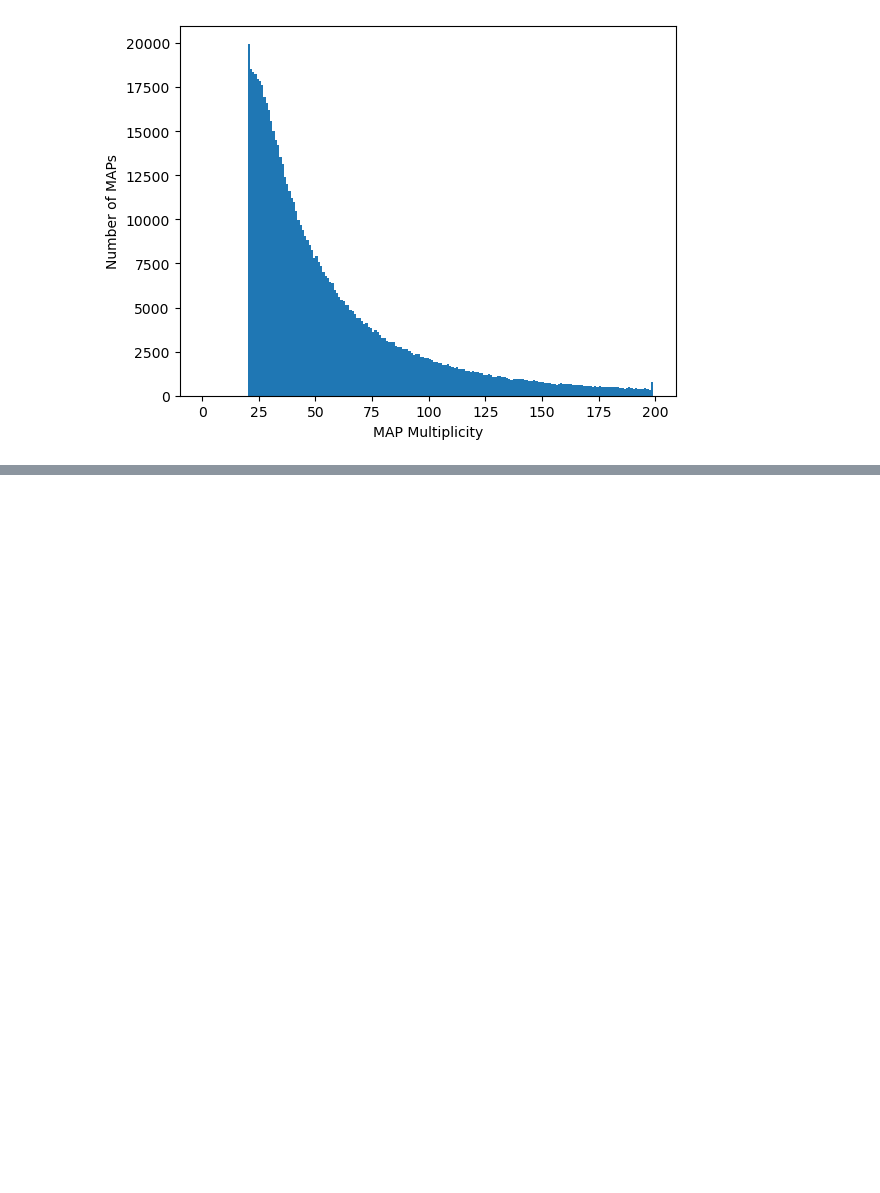
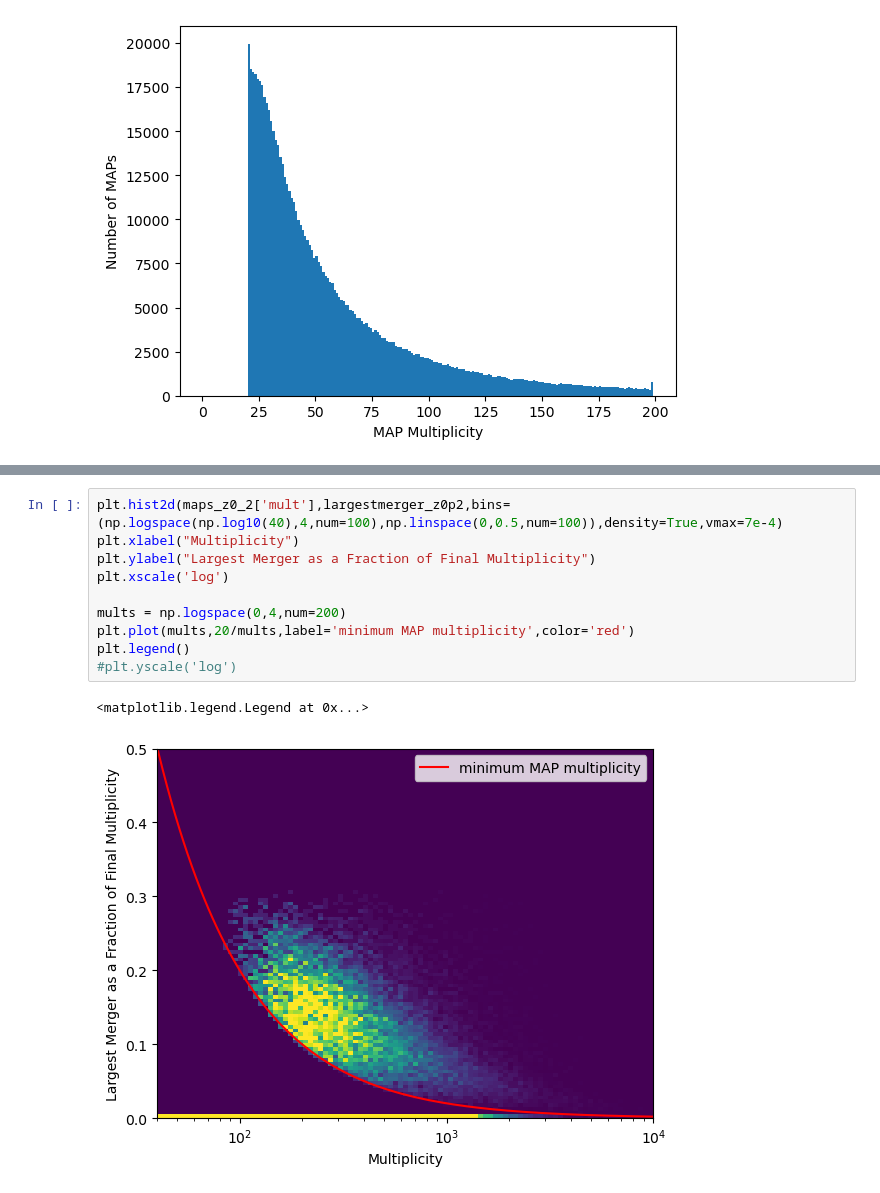
Before and after one commit to catherine-miller/bgsmaps, a Jupyter notebook: mapclustering.ipynb, the cells around one changed output, grey strips where cells are left out. Drawn from its saved outputs; the diff is of its cells as text; blank space fills up the shorter version.

```diff
--- a/mapclustering.ipynb
+++ b/mapclustering.ipynb
@@ -93,0 +210,13 @@ Text(0, 0.5, 'Number of MAPs')
+# %%
+plt.hist2d(maps_z0_2['mult'],largestmerger_z0p2,bins=(np.logspace(np.log10(40),4,num=100),np.linspace(0,0.5,num=100)),density=True,vmax=7e-4)
+plt.xlabel("Multiplicity")
+plt.ylabel("Largest Merger as a Fraction of Final Multiplicity")
+plt.xscale('log')
+
+mults = np.logspace(0,4,num=200)
+plt.plot(mults,20/mults,label='minimum MAP multiplicity',color='red')
+plt.legend()
+#plt.yscale('log')
+# %% [output]
+<matplotlib.legend.Legend at 0x...>
+[figure, added]
```
Also changed, not shown: parts of 33 cells of this notebook, 15 other files.
